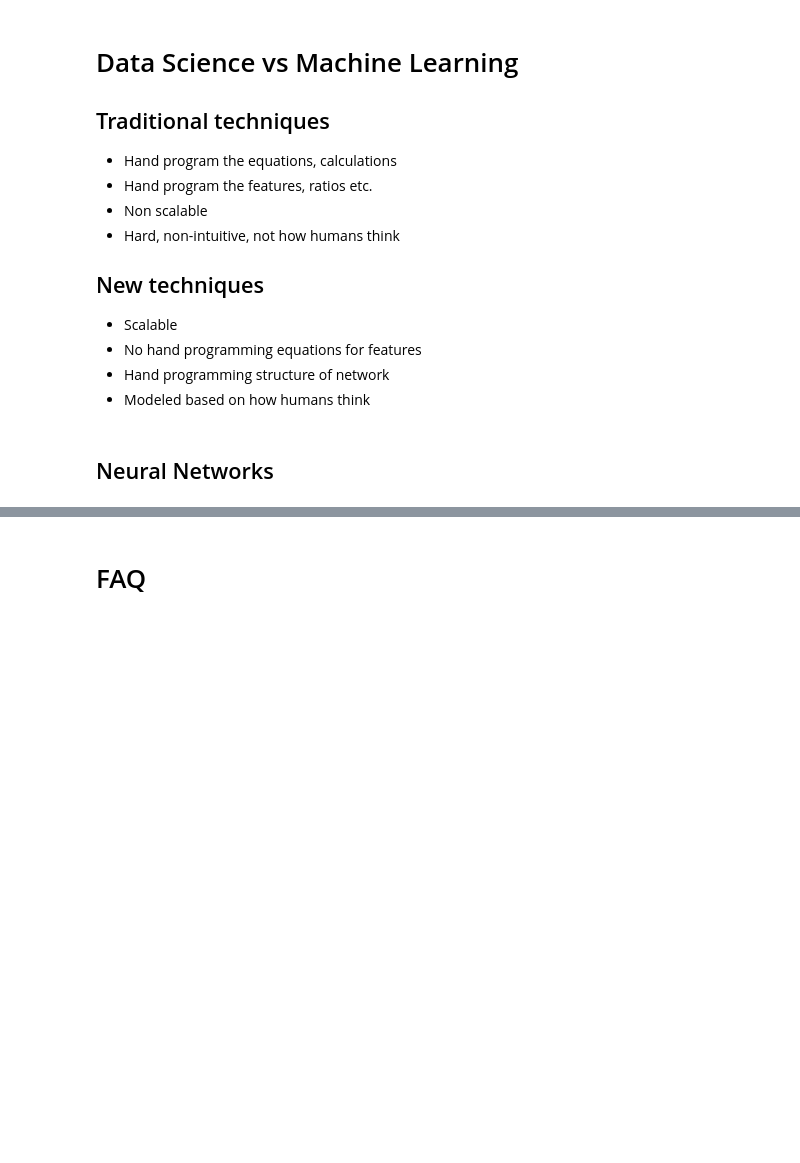
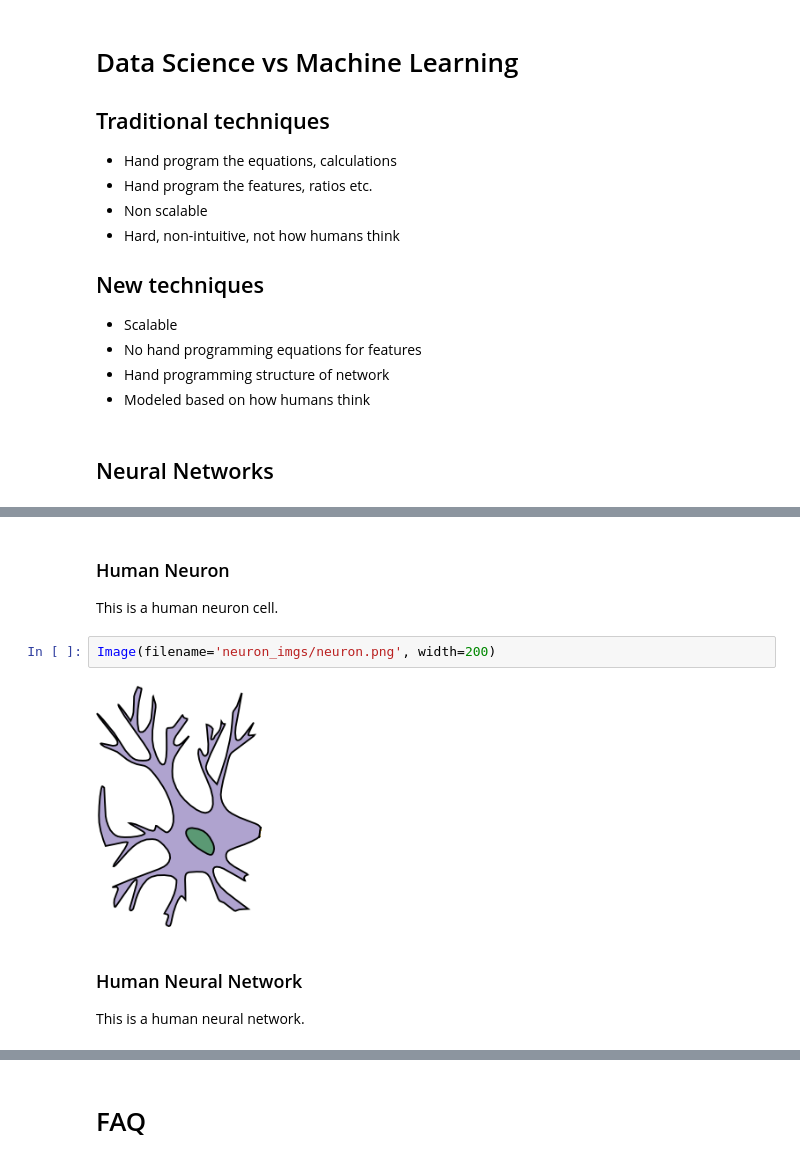
Before and after one commit to ramseydsilva/ml-presentation, a Jupyter notebook: How to Spot a Bear.ipynb, the cells around one changed output, grey strips where cells are left out. Cells and saved outputs as stored; diff of their text form; blank space fills up the shorter version.

Commit message:
Add images for presentation visuals, insert html/css for displaying visuals

```diff
--- a/How to Spot a Bear.ipynb
+++ b/How to Spot a Bear.ipynb
@@ -312,0 +315,10 @@ plt.show()
+# %% [markdown]
+### Human Neuron
+This is a human neuron cell.
+# %%
+Image(filename='neuron_imgs/neuron.png', width=200)
+# %% [output]
+[figure, added]
+# %% [markdown]
+### Human Neural Network
+This is a human neural network.
```
Also changed, not shown: parts of 8 cells of this notebook, 5 other files.
